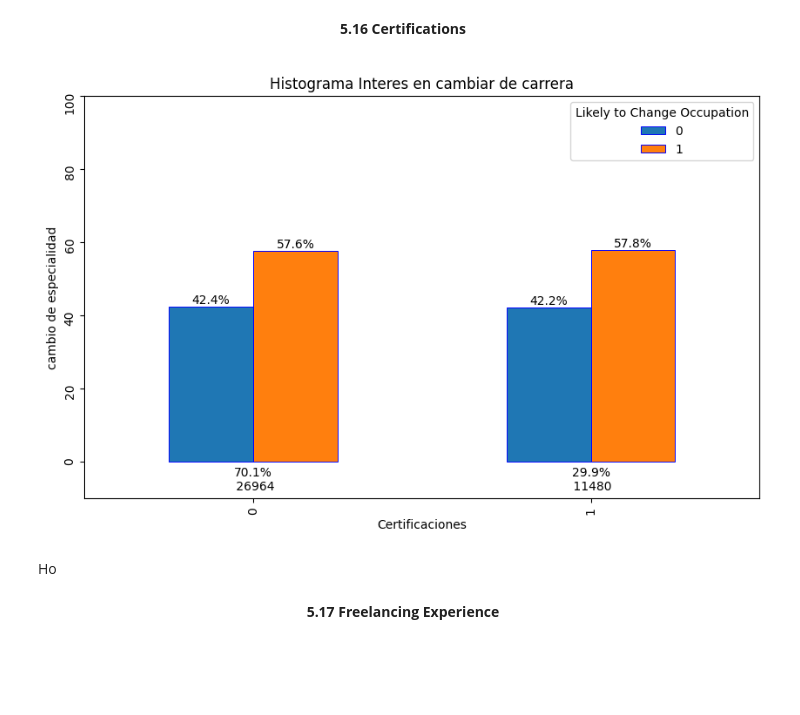
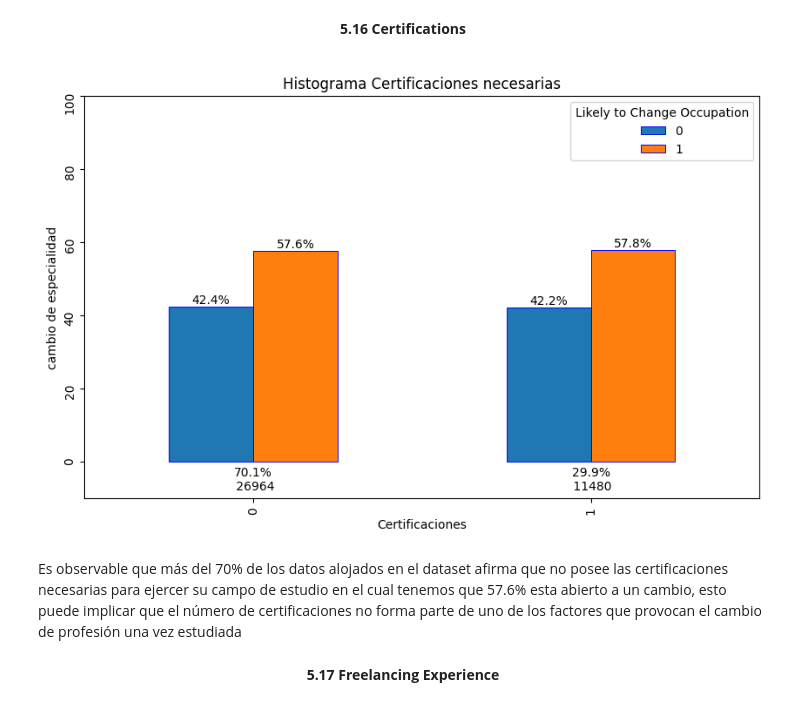
Before and after one commit to JD277/Field-vs-occupation, a Jupyter notebook: EDA.ipynb, the cells around one changed output. Cells and saved outputs as stored; diff of their text form; code cells hidden in the pictures; blank space fills up the shorter version.

```diff
--- a/EDA.ipynb
+++ b/EDA.ipynb
@@ -648,18 +648,18 @@ Esto sugiere que el mentoria disponible en cambiar de carrera está fuertemente
 # %%
 plot_column(
     'Certifications',
     'Likely to Change Occupation',
-    'Histograma Interes en cambiar de carrera',
+    'Histograma Certificaciones necesarias',
     'Certificaciones',
     'cambio de especialidad',
     (10,6))
 # %% [output]
-[figure, old version]
+[figure, new version]
-# %% [markdown]
-<head>
-    <link rel="stylesheet" href="styles.css">
-</head>
-<p class="subtitulo2">Ho</p>
+# %% [markdown]
+<head>
+    <link rel="stylesheet" href="styles.css">
+</head>
+<p class="subtitulo2">Es observable que más del 70% de los datos alojados en el dataset afirma que no posee las certificaciones necesarias para ejercer su campo de estudio en el cual tenemos que 57.6% esta abierto a un cambio, esto puede implicar que el número de certificaciones no forma parte de uno de los factores que provocan el cambio de profesión una vez estudiada </p>
 # %% [markdown]
 <head>
     <link rel="stylesheet" href="styles.css">
```
Also changed, not shown: 1 other file.
